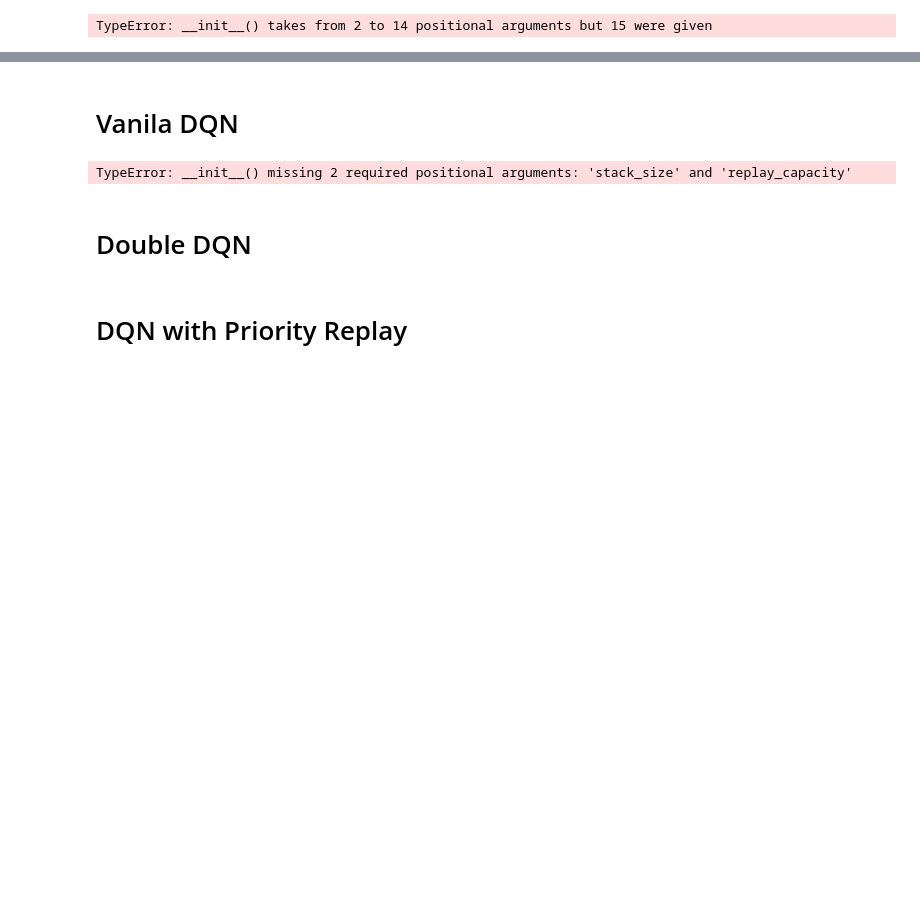
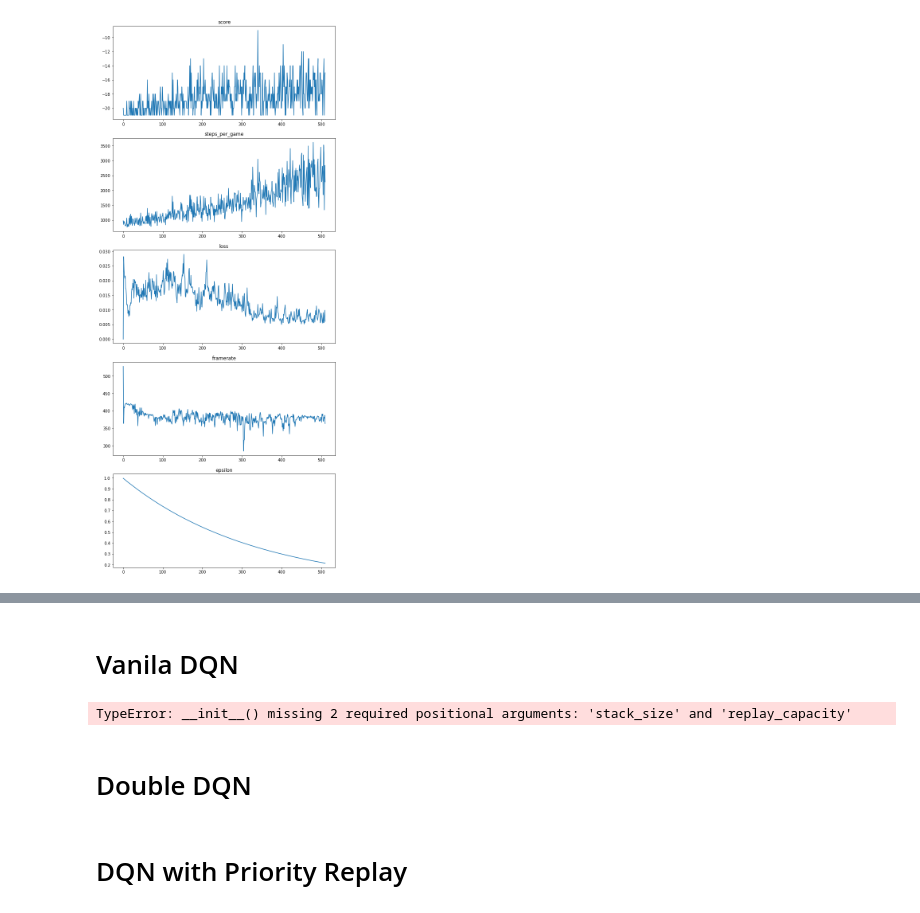
Before and after one commit to illyakaynov/masterclass-drl-serpentine, a Jupyter notebook: QLearning/atari/Cartpole-DQN.ipynb, the cells around one changed output, grey strips where cells are left out. Saved outputs shown, nothing was run; the diff lists cells and outputs as text; code cells hidden in the pictures; blank space fills up the shorter version.

```diff
--- a/QLearning/atari/Cartpole-DQN.ipynb
+++ b/QLearning/atari/Cartpole-DQN.ipynb
@@ -161,17 +36,0 @@ NameError: name 'gym' is not defined
-# %%
-from train import run_episode
-import gym
-
-env = gym.make('PongNoFrameskip-v0')
-
-agent = QAgent(observation_shape=env.observation_space.shape,
-               n_actions=env.action_space.n,
-               gamma=0.99, # discount of future rewards
-               training_start=50, # start training after x number of steps
-               training_interval=1, # train every x steps
-               batch_size=32,
-               priority_replay=False,
-               network_params=network_config,
-               exploration_params=exploration_config)
-# %% [output]
-TypeError: __init__() takes from 2 to 14 positional arguments but 15 were given
@@ -177,0 +64,36 @@ TypeError: __init__() takes from 2 to 14 positional arguments but 15 were given
+# %%
+import gym
+
+import yaml
+from os.path import join
+
+config = yaml.load(open(join('configs', "pong_ram_ddqn.yaml")), Loader=yaml.FullLoader)
+config['network_config']['use_cnn'] = False
+
+from env_wrappers import StackEnvWrapper
+
+from gym.wrappers import TransformObservation
+
+
+env = TransformObservation(gym.make("Pong-ramDeterministic-v4"),
+                       f=lambda x: x.astype('float') / 255.)
+# env = gym.make("CartPole-v1")
+
+
+
+agent = QAgent(
+    observation_shape=env.observation_space.shape,
+    n_actions=env.action_space.n,
+    **config,
+)
+
+history = {}
+# %%
+run_experiment(env, agent,
+               train=True,
+               runs=500,
+#                x_plot='total_steps',
+               plot_stats=['score', 'steps_per_game', 'loss', 'framerate', 'epsilon'],
+               history=history)
+# %% [output]
+[figure, added]
```
Also changed, not shown: parts of 8 cells of this notebook, 11 other files.
